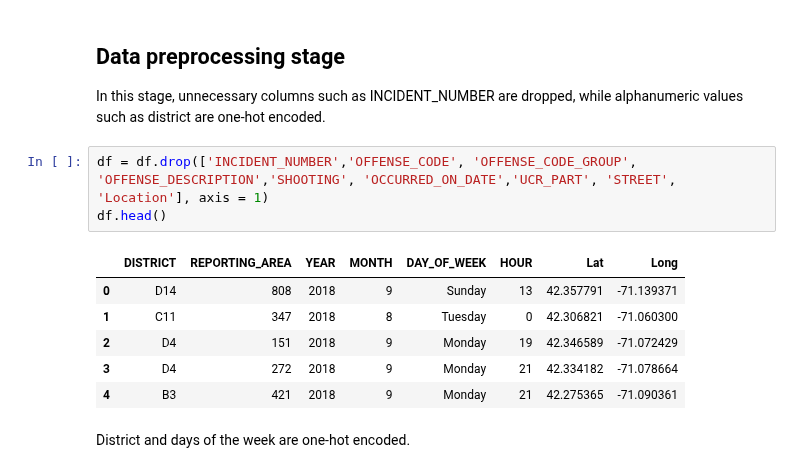
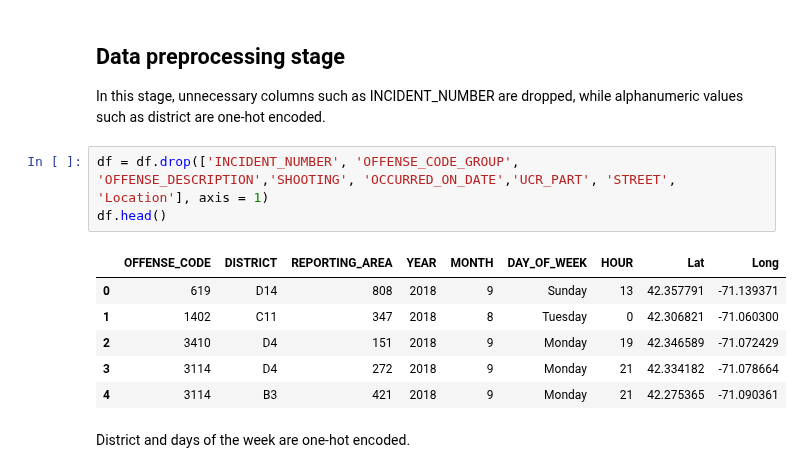
Before and after one commit to Srujgit/CrimeAnalysis, a Jupyter notebook: CrimesInBoston.ipynb, the cells around one changed output. Saved outputs shown, nothing was run; the diff lists cells and outputs as text.

```diff
--- a/CrimesInBoston.ipynb
+++ b/CrimesInBoston.ipynb
@@ -36,15 +36,15 @@ df.head(10)
 
 In this stage, unnecessary columns such as INCIDENT_NUMBER are dropped, while alphanumeric values such as district are one-hot encoded.
 # %%
-df = df.drop(['INCIDENT_NUMBER','OFFENSE_CODE', 'OFFENSE_CODE_GROUP', 'OFFENSE_DESCRIPTION','SHOOTING', 'OCCURRED_ON_DATE','UCR_PART', 'STREET', 'Location'], axis = 1)
+df = df.drop(['INCIDENT_NUMBER', 'OFFENSE_CODE_GROUP', 'OFFENSE_DESCRIPTION','SHOOTING', 'OCCURRED_ON_DATE','UCR_PART', 'STREET', 'Location'], axis = 1)
 df.head()
 # %% [output]
-|  | DISTRICT | REPORTING_AREA | YEAR | MONTH | DAY_OF_WEEK | HOUR | Lat | Long |
-| 0 | D14 | 808 | 2018 | 9 | Sunday | 13 | 42.357791 | -71.139371 |
-| 1 | C11 | 347 | 2018 | 8 | Tuesday | 0 | 42.306821 | -71.060300 |
-| 2 | D4 | 151 | 2018 | 9 | Monday | 19 | 42.346589 | -71.072429 |
-| 3 | D4 | 272 | 2018 | 9 | Monday | 21 | 42.334182 | -71.078664 |
-| 4 | B3 | 421 | 2018 | 9 | Monday | 21 | 42.275365 | -71.090361 |
+|  | OFFENSE_CODE | DISTRICT | REPORTING_AREA | YEAR | MONTH | DAY_OF_WEEK | HOUR | Lat | Long |
+| 0 | 619 | D14 | 808 | 2018 | 9 | Sunday | 13 | 42.357791 | -71.139371 |
+| 1 | 1402 | C11 | 347 | 2018 | 8 | Tuesday | 0 | 42.306821 | -71.060300 |
+| 2 | 3410 | D4 | 151 | 2018 | 9 | Monday | 19 | 42.346589 | -71.072429 |
+| 3 | 3114 | D4 | 272 | 2018 | 9 | Monday | 21 | 42.334182 | -71.078664 |
+| 4 | 3114 | B3 | 421 | 2018 | 9 | Monday | 21 | 42.275365 | -71.090361 |
 # %% [markdown]
 District and days of the week are one-hot encoded.
 # %%
```
Also changed, not shown: parts of 9 cells of this notebook.
